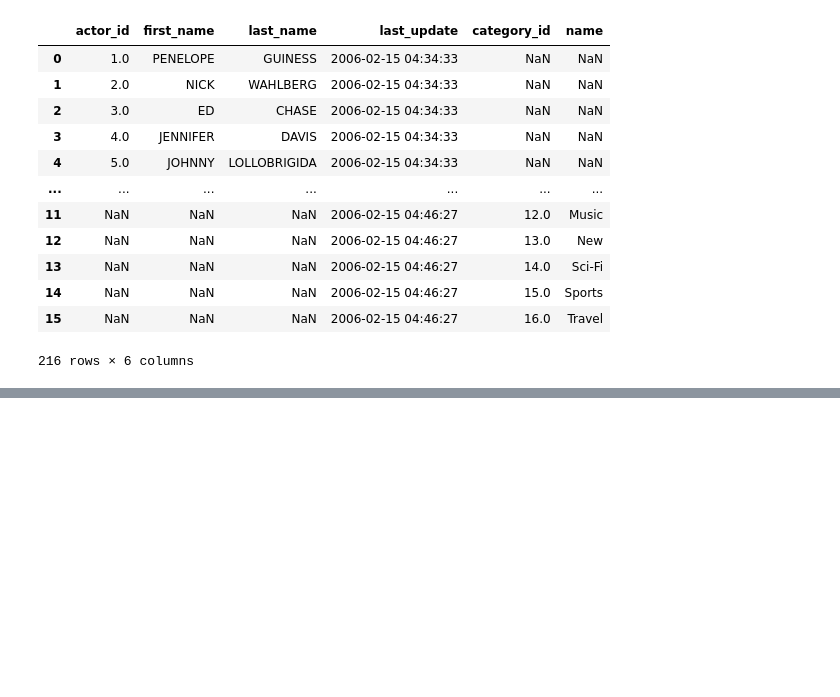
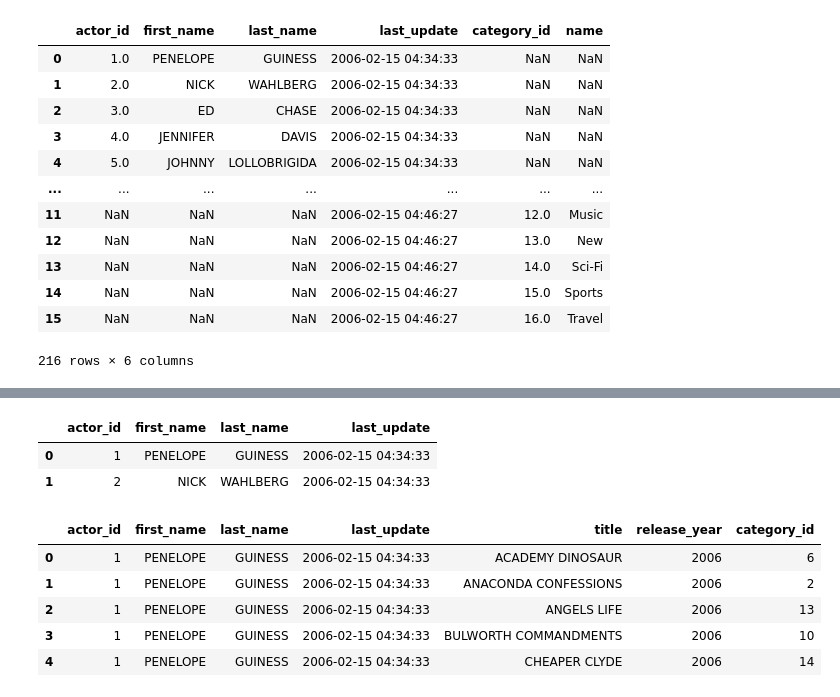
Before and after one commit to sergiomessaoudi/w4-database-project, a Jupyter notebook: Solutions.ipynb, the cells around one changed output, grey strips where cells are left out. Cells and saved outputs as stored; diff of their text form; code cells hidden in the pictures; blank space fills up the shorter version.

```diff
--- a/Solutions.ipynb
+++ b/Solutions.ipynb
@@ -166,3 +158,6 @@ dfentero
 | 14 | NaN | NaN | NaN | 2006-02-15 04:46:27 | 15.0 | Sports |
 | 15 | NaN | NaN | NaN | 2006-02-15 04:46:27 | 16.0 | Travel |
 216 rows × 6 columns
+# %%
+df7=pd.read_csv('Data/old_HDD.csv')
+df7.head()
@@ -168,0 +171,17 @@ dfentero
+# %%
+df1.head(2)
+# %% [output]
+|  | actor_id | first_name | last_name | last_update |
+| 0 | 1 | PENELOPE | GUINESS | 2006-02-15 04:34:33 |
+| 1 | 2 | NICK | WAHLBERG | 2006-02-15 04:34:33 |
+# %%
+#Mergeamos la tabla de actores(df1) con old_HDD(df7) para poner id_actor
+film_actor = df1.merge(df7, how='right', on=["first_name","last_name"])
+film_actor.head()
+# %% [output]
+|  | actor_id | first_name | last_name | last_update | title | release_year | category_id |
+| 0 | 1 | PENELOPE | GUINESS | 2006-02-15 04:34:33 | ACADEMY DINOSAUR | 2006 | 6 |
+| 1 | 1 | PENELOPE | GUINESS | 2006-02-15 04:34:33 | ANACONDA CONFESSIONS | 2006 | 2 |
+| 2 | 1 | PENELOPE | GUINESS | 2006-02-15 04:34:33 | ANGELS LIFE | 2006 | 13 |
+| 3 | 1 | PENELOPE | GUINESS | 2006-02-15 04:34:33 | BULWORTH COMMANDMENTS | 2006 | 10 |
+| 4 | 1 | PENELOPE | GUINESS | 2006-02-15 04:34:33 | CHEAPER CLYDE | 2006 | 14 |
```
Also changed, not shown: parts of 9 cells of this notebook, 1 other file.
